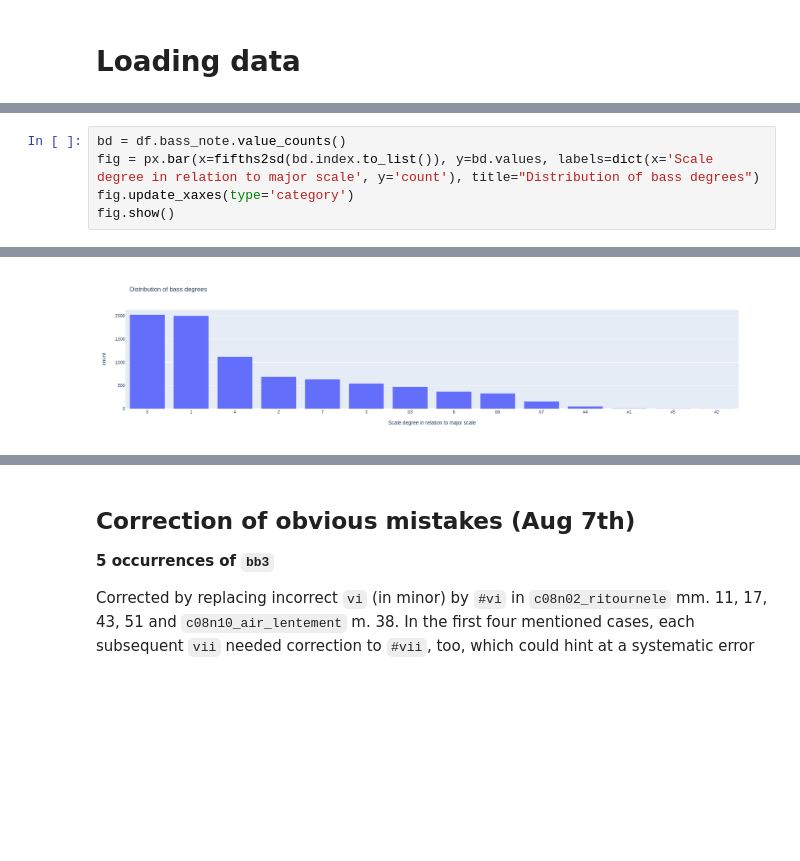
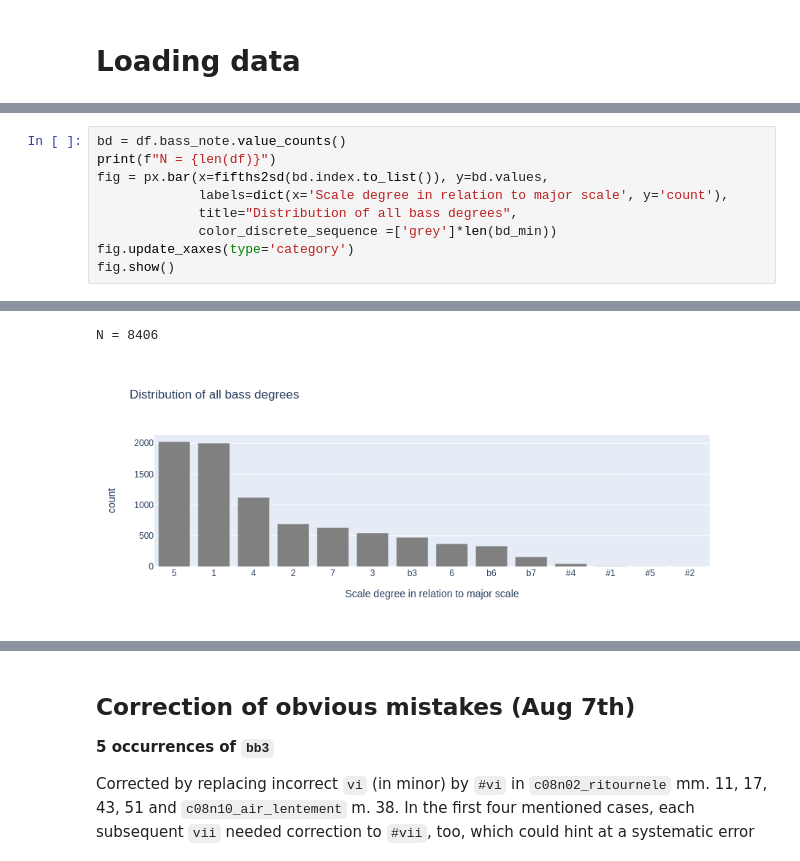
Before and after one commit to DCMLab/coup, a Jupyter notebook: exploration.ipynb, the cells around one changed output, grey strips where cells are left out. Drawn from its saved outputs; the diff is of its cells as text; blank space fills up the shorter version.

```diff
--- a/exploration.ipynb
+++ b/exploration.ipynb
@@ -54,6 +54,10 @@ df.head(20)
 # %%
 bd = df.bass_note.value_counts()
-fig = px.bar(x=fifths2sd(bd.index.to_list()), y=bd.values, labels=dict(x='Scale degree in relation to major scale', y='count'), title="Distribution of bass degrees")
+print(f"N = {len(df)}")
+fig = px.bar(x=fifths2sd(bd.index.to_list()), y=bd.values,
+             labels=dict(x='Scale degree in relation to major scale', y='count'),
+             title="Distribution of all bass degrees",
+             color_discrete_sequence =['grey']*len(bd_min))
 fig.update_xaxes(type='category')
 fig.show()
 # %% [output]
@@ -61 +64,2 @@ fig.show()
+N = 8406
-[figure, old version]
+[figure, new version]
```
Also changed, not shown: parts of 13 cells of this notebook.
